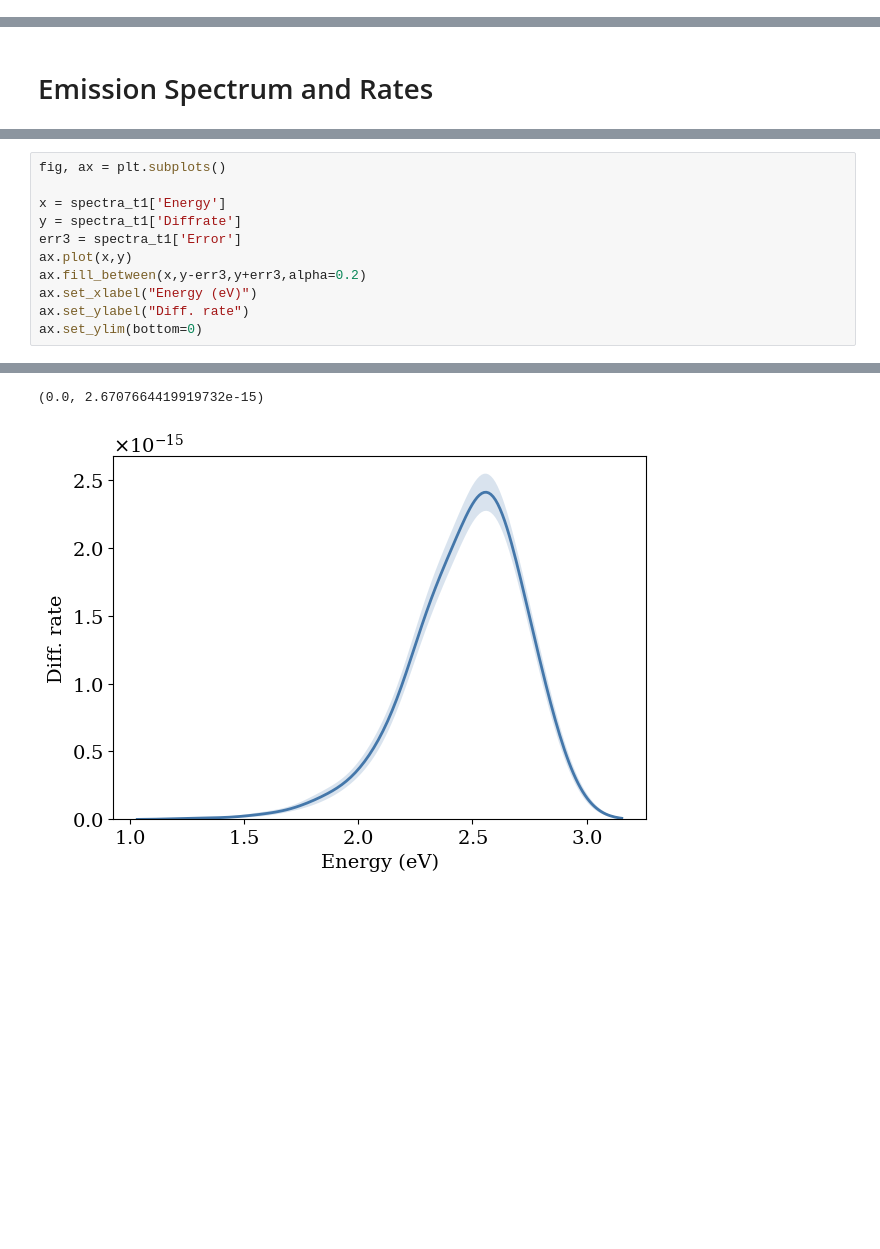
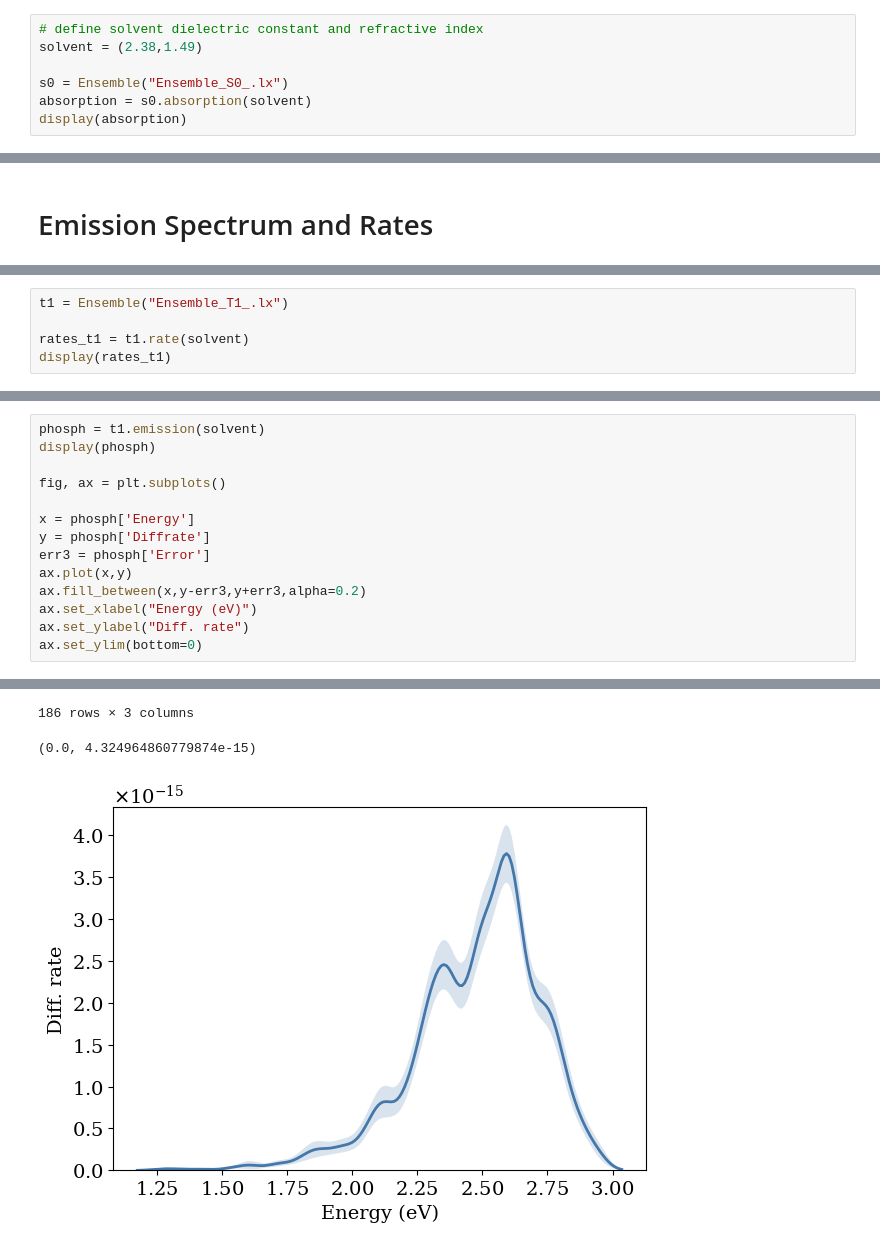
Before and after one commit to LeonardoESousa/nemoview, a Jupyter notebook: Tutorial/API.ipynb, the cells around one changed output, grey strips where cells are left out. Saved outputs shown, nothing was run; the diff lists cells and outputs as text; blank space fills up the shorter version.

```diff
--- a/Tutorial/API.ipynb
+++ b/Tutorial/API.ipynb
@@ -38,0 +10,7 @@ spectra
+# %%
+# define solvent dielectric constant and refractive index
+solvent = (2.38,1.49)
+
+s0 = Ensemble("Ensemble_S0_.lx")
+absorption = s0.absorption(solvent)
+display(absorption)
@@ -132,0 +91,5 @@ display(spectra_t1)
+# %%
+t1 = Ensemble("Ensemble_T1_.lx")
+
+rates_t1 = t1.rate(solvent)
+display(rates_t1)
@@ -133,9 +105,12 @@ display(spectra_t1)
 # %%
+phosph = t1.emission(solvent)
+display(phosph)
+
 fig, ax = plt.subplots()
 
-x = spectra_t1['Energy']
-y = spectra_t1['Diffrate']
-err3 = spectra_t1['Error']
+x = phosph['Energy']
+y = phosph['Diffrate']
+err3 = phosph['Error']
 ax.plot(x,y)
 ax.fill_between(x,y-err3,y+err3,alpha=0.2)
 ax.set_xlabel("Energy (eV)")
@@ -145,2 +132,3 @@ ax.set_ylim(bottom=0)
-(0.0, 2.6707664419919732e-15)
+186 rows × 3 columns
+(0.0, 4.324964860779874e-15)
-[figure, old version]
+[figure, new version]
```
Also changed, not shown: parts of 12 cells of this notebook, 1 other file.
